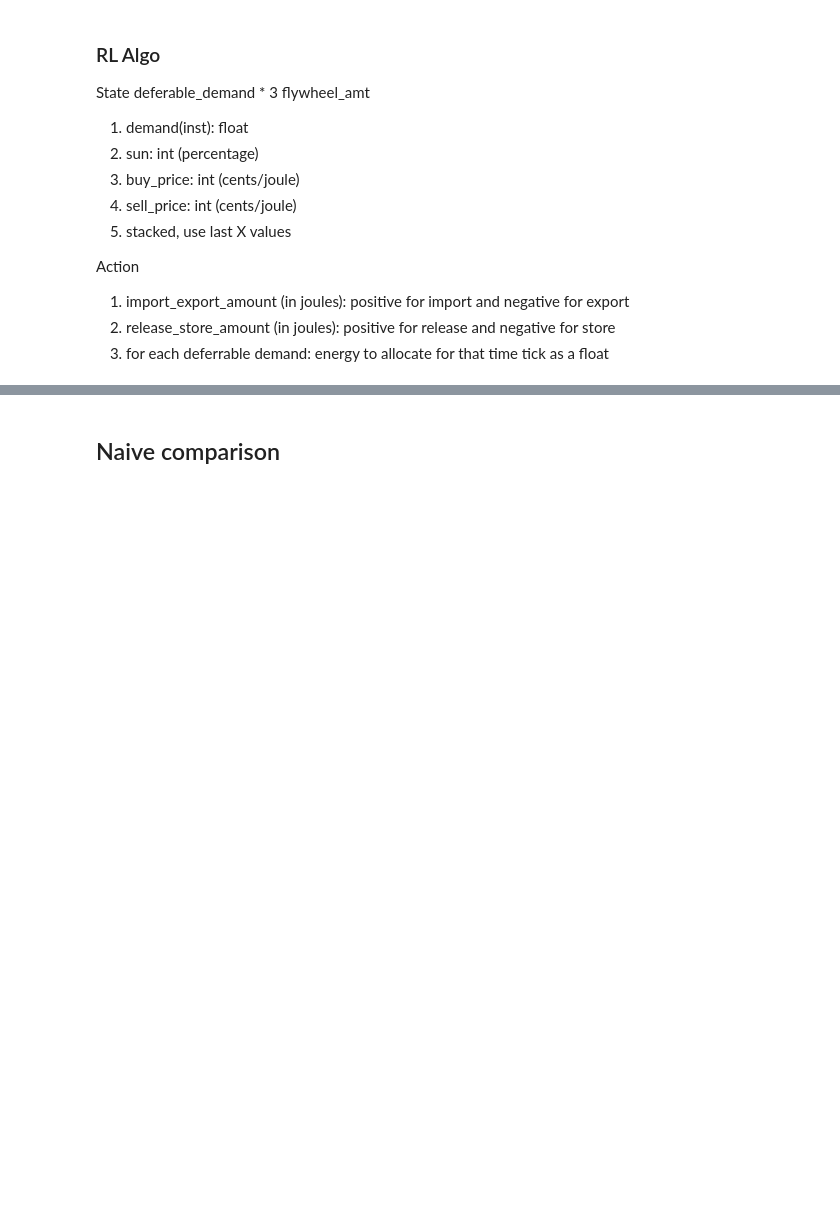
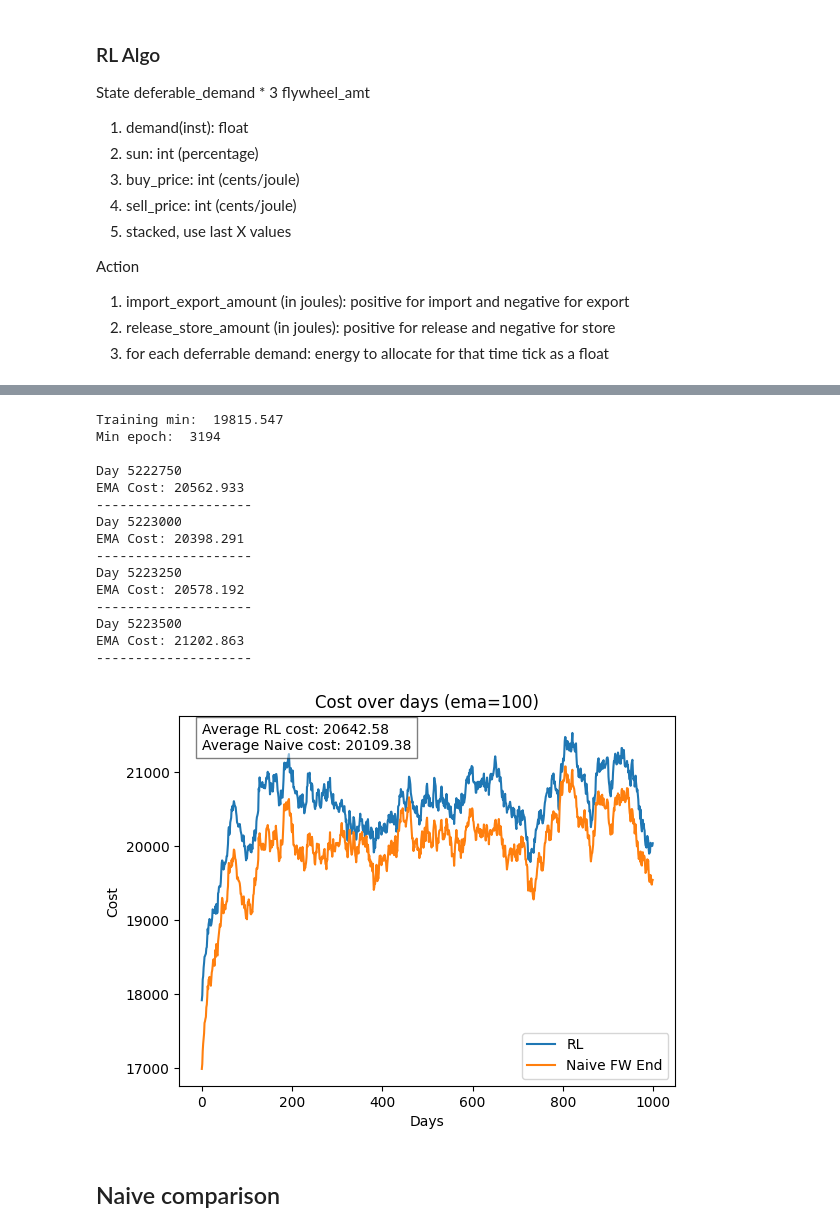
Before and after one commit to vishesh32/QuintupleE, a Jupyter notebook: server/optimisation/rl.ipynb, the cells around one changed output, grey strips where cells are left out. Drawn from its saved outputs; the diff is of its cells as text; code cells hidden in the pictures; blank space fills up the shorter version.

```diff
--- a/server/optimisation/rl.ipynb
+++ b/server/optimisation/rl.ipynb
@@ -199,46 +225,65 @@ from algorithm import predict
 from utils import costs_to_table_md, get_ema
 import matplotlib.pyplot as plt
 from IPython.display import display, Markdown
+from random import randint
 
-basename = "e500_r20_pen0_mul1_abs1_sta30"
+basename = "e6000_r20_mul1_abs1_sta15"
 filename = f"checkpoints/{basename}.pth"
 policy_network, min, min_epoch = load_policy_network_checkpoint(filename)
-# print("Training min: ", round(min, 3))
-# print("Min epoch: ", min_epoch)
+print("Training min: ", round(min, 3))
+print("Min epoch: ", min_epoch)
+print()
 
 env = {
     "deferables": None,
     "flywheel_amt": 0
 }
 
 history_ticks = []
 
-start = 6000000
+start = randint(5000000, 6000000)
 number_of_days = 1000
 
 naive_params = {
     "satisfy_end": True,
-    "use_flywheel": False
+    "use_flywheel": True
 }
 
 rl_costs, naive_costs = run_validation(start, number_of_days, policy_network, naive_params)
 
 ema_amount = 100
 plt.plot(get_ema(rl_costs, ema_amount), label="RL")
 plt.plot(get_ema(naive_costs, ema_amount), label=get_naive_label(naive_params))
 
-mid_y = max(get_ema(naive_costs, ema_amount)) // 2
+mid_y = (max(get_ema(naive_costs, ema_amount)) - max(get_ema(rl_costs, ema_amount)))//2 + max(get_ema(rl_costs, ema_amount))
 plt.text(0, mid_y,
 f'''Average RL cost: {round(np.mean(rl_costs), 2)}
 Average Naive cost: {round(np.mean(naive_costs), 2)}''',
          bbox=dict(facecolor='white', alpha=0.5))
 
 plt.xlabel("Days")
 plt.ylabel("Cost")
 plt.title("Cost over days (ema=100)")
 plt.legend()
 plt.savefig(f"plots/{basename}_val.png", dpi=500)
 plt.show()
+# %% [output]
+Training min:  19815.547
+Min epoch:  3194
+
+Day 5222750
+EMA Cost: 20562.933
+--------------------
+Day 5223000
+EMA Cost: 20398.291
+--------------------
+Day 5223250
+EMA Cost: 20578.192
+--------------------
+Day 5223500
+EMA Cost: 21202.863
+--------------------
+[figure, added]
 # %% [markdown]
 ## Naive comparison
 # %%
```
Also changed, not shown: parts of 2 cells of this notebook, 16 other files.
